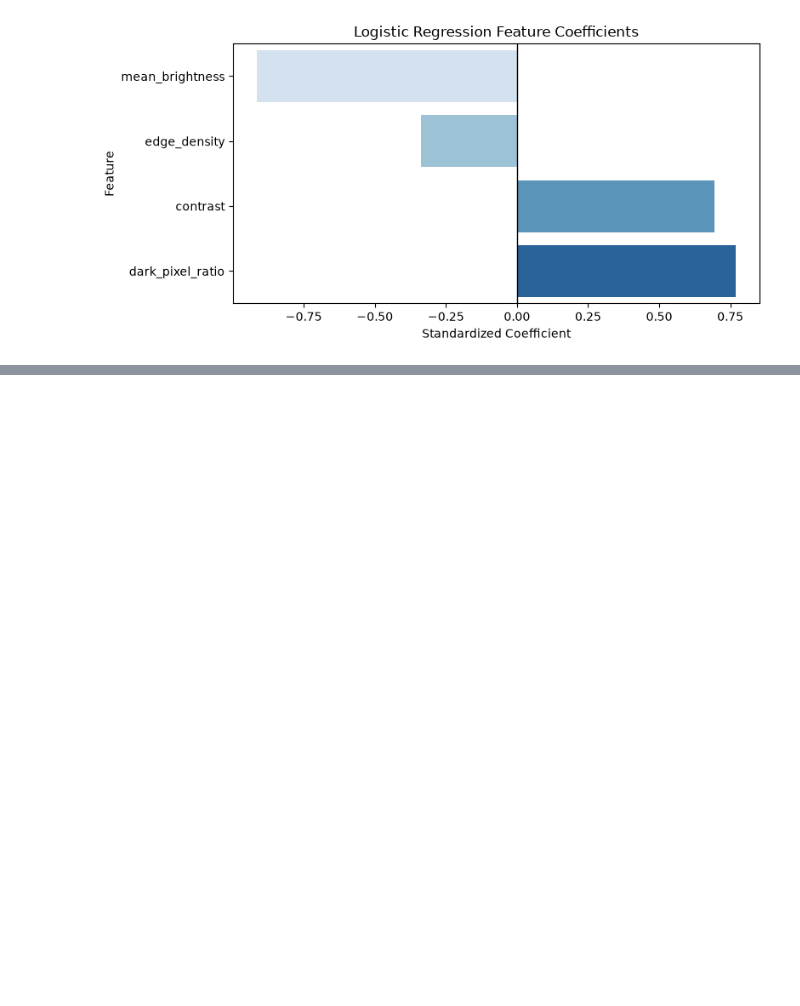
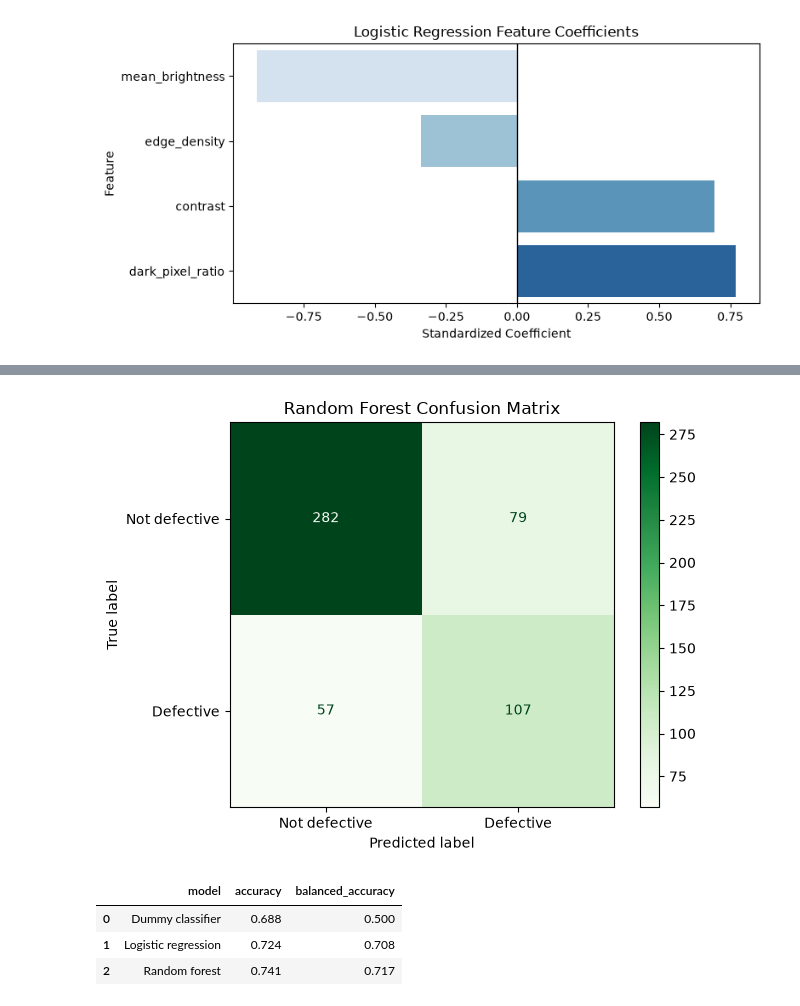
Before and after one commit to MauroMal/solar-cell-defect-detection, a Jupyter notebook: notebooks/03_baseline_model.ipynb, the cells around one changed output, grey strips where cells are left out. Drawn from its saved outputs; the diff is of its cells as text; code cells hidden in the pictures; blank space fills up the shorter version.

```diff
--- a/notebooks/03_baseline_model.ipynb
+++ b/notebooks/03_baseline_model.ipynb
@@ -286,0 +289,13 @@ plt.show()
+# %%
+random_forest = RandomForestClassifier(
+    n_estimators=300,
+    max_depth=8,
+    min_samples_leaf=5,
+    class_weight="balanced",
+    random_state=42,
+    n_jobs=-1
+)
+# %%
+random_forest.fit(X_train, y_train)
+
+forest_predictions = random_forest.predict(X_test)
@@ -286,0 +346,49 @@ plt.show()
+# %%
+ConfusionMatrixDisplay.from_predictions(
+    y_test,
+    forest_predictions,
+    display_labels=[
+        "Not defective",
+        "Defective"
+    ],
+    cmap="Greens",
+    values_format="d"
+)
+
+plt.title("Random Forest Confusion Matrix")
+plt.tight_layout()
+
+plt.savefig(
+    "../reports/figures/random_forest_confusion_matrix.png",
+    dpi=300,
+    bbox_inches="tight"
+)
+
+plt.show()
+# %% [output]
+[figure, added]
+# %%
+model_comparison = pd.DataFrame({
+    "model": [
+        "Dummy classifier",
+        "Logistic regression",
+        "Random forest"
+    ],
+    "accuracy": [
+        dummy_accuracy,
+        model_accuracy,
+        forest_accuracy
+    ],
+    "balanced_accuracy": [
+        dummy_balanced_accuracy,
+        model_balanced_accuracy,
+        forest_balanced_accuracy
+    ]
+})
+
+model_comparison.round(3)
+# %% [output]
+|  | model | accuracy | balanced_accuracy |
+| 0 | Dummy classifier | 0.688 | 0.500 |
+| 1 | Logistic regression | 0.724 | 0.708 |
+| 2 | Random forest | 0.741 | 0.717 |
```
Also changed, not shown: parts of 9 cells of this notebook, 2 other files.
